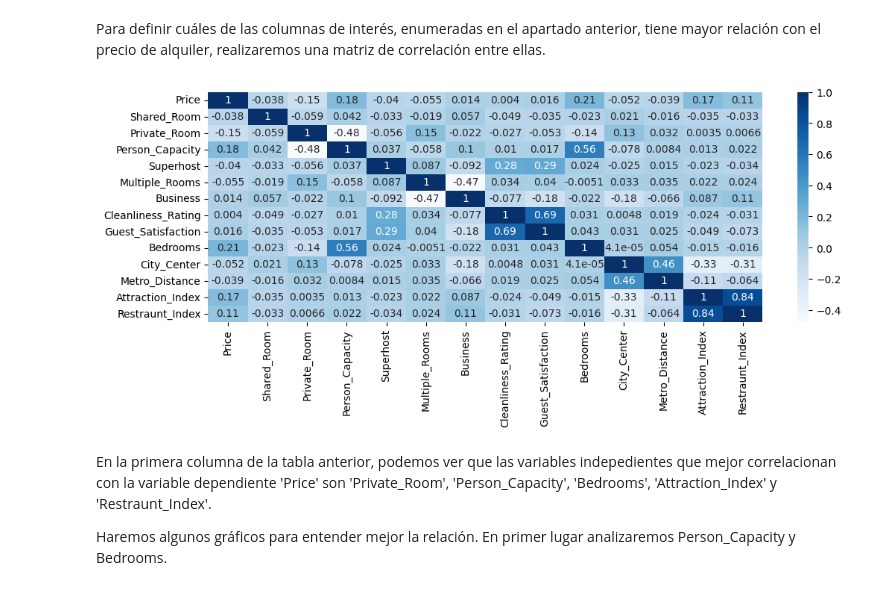
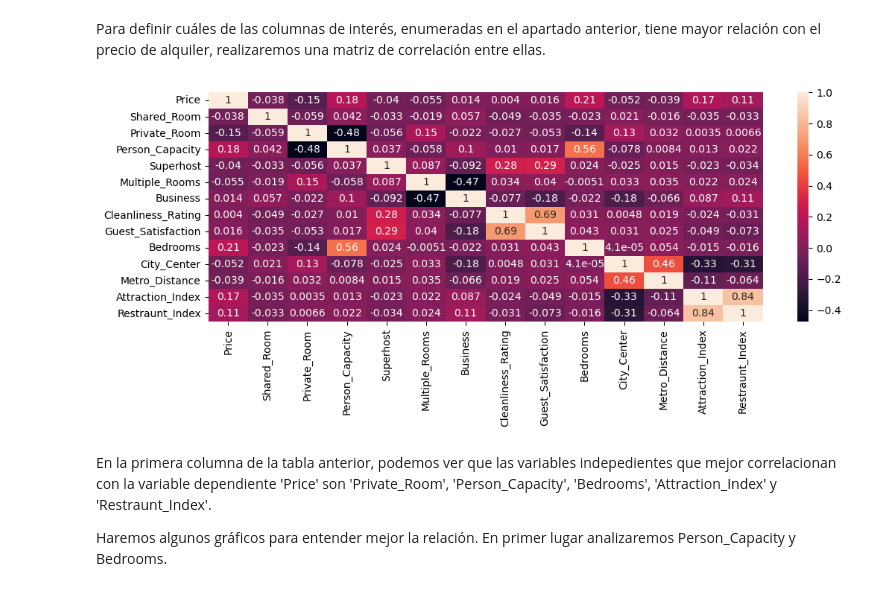
Before and after one commit to tekluis/CoderHouse, a Jupyter notebook: 6-PROYECTO_COMPLEMENTARIOI_TEK.ipynb, the cells around one changed output. Saved outputs shown, nothing was run; the diff lists cells and outputs as text; code cells hidden in the pictures.

```diff
--- a/6-PROYECTO_COMPLEMENTARIOI_TEK.ipynb
+++ b/6-PROYECTO_COMPLEMENTARIOI_TEK.ipynb
@@ -98,14 +98,14 @@ Para definir cuáles de las columnas de interés, enumeradas en el apartado ante
 # %%
 import matplotlib as mpl
 import matplotlib.pyplot as plt
 import seaborn as sns
 
 correlation_matrix = df.corr()
 fig, ax = plt.subplots(figsize=(12,4))
-ax=sns.heatmap(correlation_matrix, cmap="Blues", annot=True)
+ax=sns.heatmap(correlation_matrix, annot=True)
 plt.show()
 # %% [output]
-[figure, old version]
+[figure, new version]
 # %% [markdown]
 En la primera columna de la tabla anterior, podemos ver que las variables indepedientes que mejor correlacionan con la variable dependiente 'Price' son 'Private_Room', 'Person_Capacity', 'Bedrooms', 'Attraction_Index' y 'Restraunt_Index'.
 
```
Also changed, not shown: parts of 25 cells of this notebook, 1 other file.
